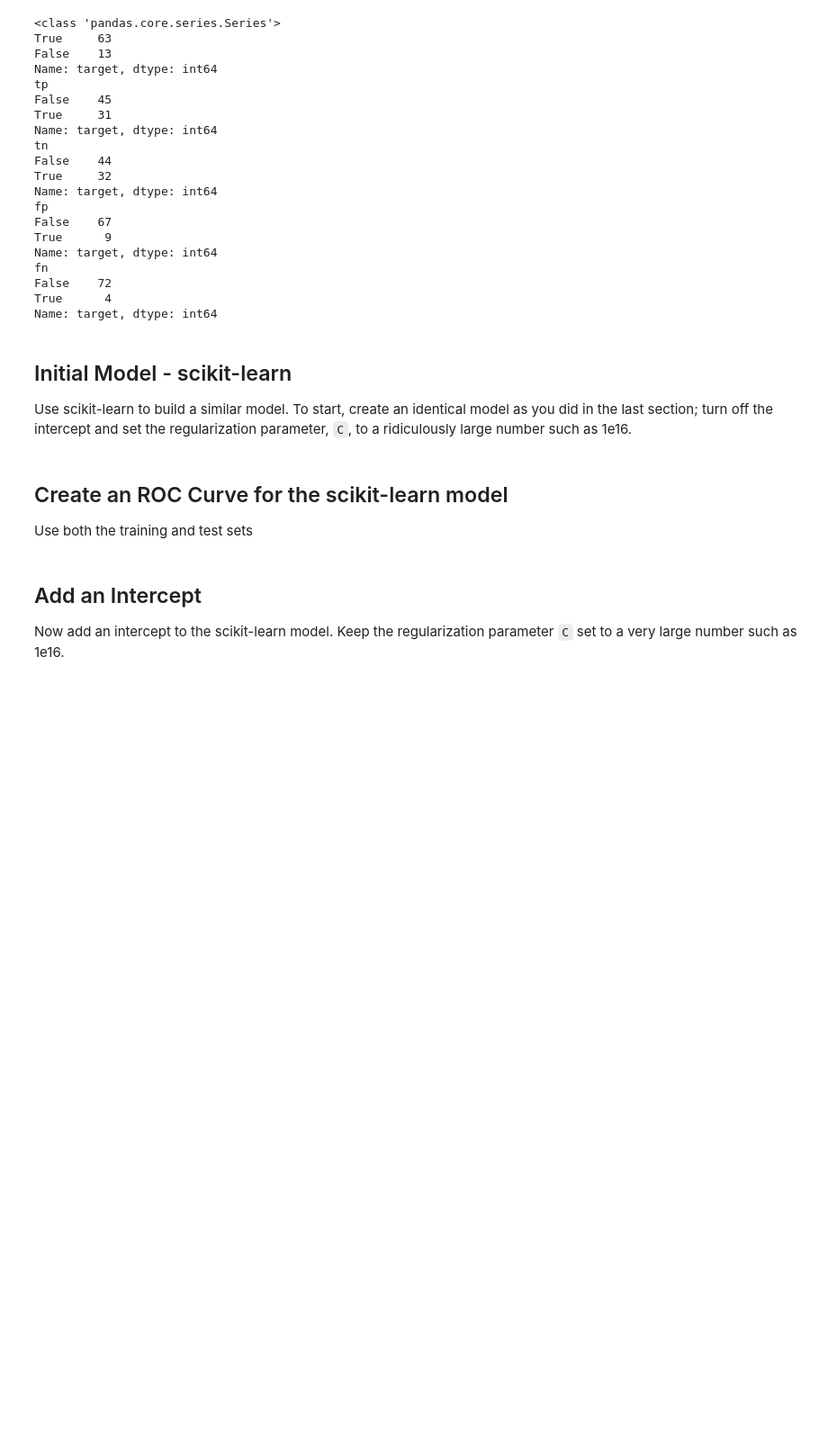
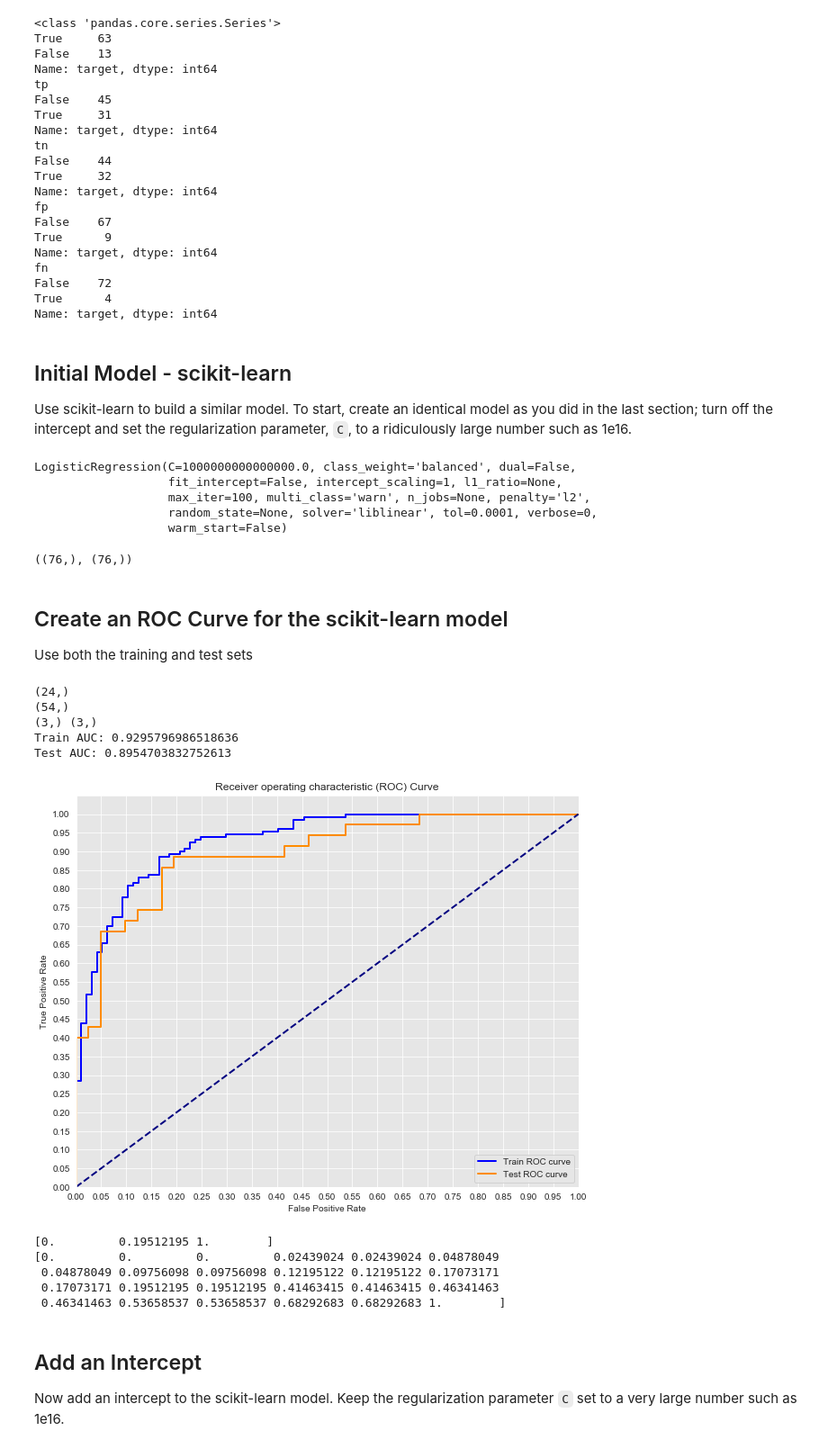
Before and after one commit to poariston/dsc-logistic-regression-model-comparisons-lab-online-ds-sp-000, a Jupyter notebook: index.ipynb, the cells around one changed output. Shown at 90% size. Cells and saved outputs as stored; diff of their text form; code cells hidden in the pictures; blank space fills up the shorter version.

```diff
--- a/index.ipynb
+++ b/index.ipynb
@@ -301,8 +304,9 @@ regr = LogisticRegression(fit_intercept=False,C=1e15,penalty ='l2', class_weight
 # 'liblinear' is recommended for small datasets. Other: 'lbfgs'
 
 regr.fit(X_train,y_train)       # Fit the model to the training set. y is an array of 0 and 1
-coef = regr.coef_   # Store the coefficients
-interc = regr.intercept_
-lin_pred = (x * coef + interc)           # Create the linear predictor
-mod_y = 1 / (1 + np.exp(-lin_pred))      # Perform the sigmoid transformation
-y_hat = regr.predict(x)                  # prediction (without need to do the 2 steps above)
+# %% [output]
+LogisticRegression(C=1000000000000000.0, class_weight='balanced', dual=False,
+                   fit_intercept=False, intercept_scaling=1, l1_ratio=None,
+                   max_iter=100, multi_class='warn', n_jobs=None, penalty='l2',
+                   random_state=None, solver='liblinear', tol=0.0001, verbose=0,
+                   warm_start=False)
@@ -309,38 +317,65 @@ y_hat = regr.predict(x)                  # prediction (without need to do the 2
+# %%
+y_test_score.shape, y_test.shape
+# %% [output]
+((76,), (76,))
 # %% [markdown]
 ## Create an ROC Curve for the scikit-learn model
 
 Use both the training and test sets
 # %%
 # Your code here
+y_test_decfunc=regr.decision_function(X_test)
+test_fpr_2, test_tpr_2, test_thresholds_2 = roc_curve(y_test,y_test_decfunc)
+print(test_fpr_2.shape)
 
-y_train_score = regr.predict(X_train)
-y_test_score = regr.predict(X_test)
-
-train_fpr, train_tpr, train_thresholds = roc(y_train,y_train_score)
-test_fpr, test_tpr, test_thresholds = None
+y_train_decfunc=regr.decision_function(X_train)
+train_fpr_2, train_tpr_2, train_thresholds_2 = roc_curve(y_train,y_train_decfunc)
+print(train_fpr_2.shape)
 
 
-print('Train AUC: {}'.format(auc(train_fpr, train_tpr)))
-print('Test AUC: {}'.format(auc(test_fpr, test_tpr)))
+train_fpr, train_tpr, train_thresholds = roc_curve(y_train,y_train_score)
+test_fpr, test_tpr, test_thresholds = roc_curve(y_test,y_test_score)
+
+print(train_fpr.shape,test_fpr.shape)
+
+print('Train AUC: {}'.format(auc(train_fpr_2, train_tpr_2)))
+print('Test AUC: {}'.format(auc(test_fpr_2, test_tpr_2)))
 
 plt.figure(figsize=(10, 8))
 lw = 2
 
-plt.plot(train_fpr, train_tpr, color='blue',
+plt.plot(train_fpr_2, train_tpr_2, color='blue',
          lw=lw, label='Train ROC curve')
-plt.plot(test_fpr, test_tpr, color='darkorange',
+plt.plot(test_fpr_2, test_tpr_2, color='darkorange',
          lw=lw, label='Test ROC curve')
 
 plt.plot([0, 1], [0, 1], color='navy', lw=lw, linestyle='--')
 plt.xlim([0.0, 1.0])
 plt.ylim([0.0, 1.05])
 plt.yticks([i/20.0 for i in range(21)])
 plt.xticks([i/20.0 for i in range(21)])
 plt.xlabel('False Positive Rate')
 plt.ylabel('True Positive Rate')
 plt.title('Receiver operating characteristic (ROC) Curve')
 plt.legend(loc='lower right')
 plt.show()
+# %% [output]
+(24,)
+(54,)
+(3,) (3,)
+Train AUC: 0.9295796986518636
+Test AUC: 0.8954703832752613
+[figure, added]
+# %%
+
+print(test_fpr)
+print(test_fpr_2)
+# %% [output]
+[0.         0.19512195 1.        ]
+[0.         0.         0.         0.02439024 0.02439024 0.04878049
+ 0.04878049 0.09756098 0.09756098 0.12195122 0.12195122 0.17073171
+ 0.17073171 0.19512195 0.19512195 0.41463415 0.41463415 0.46341463
+ 0.46341463 0.53658537 0.53658537 0.68292683 0.68292683 1.        ]
 # %% [markdown]
 ## Add an Intercept
 
```
Also changed, not shown: parts of 7 cells of this notebook.
